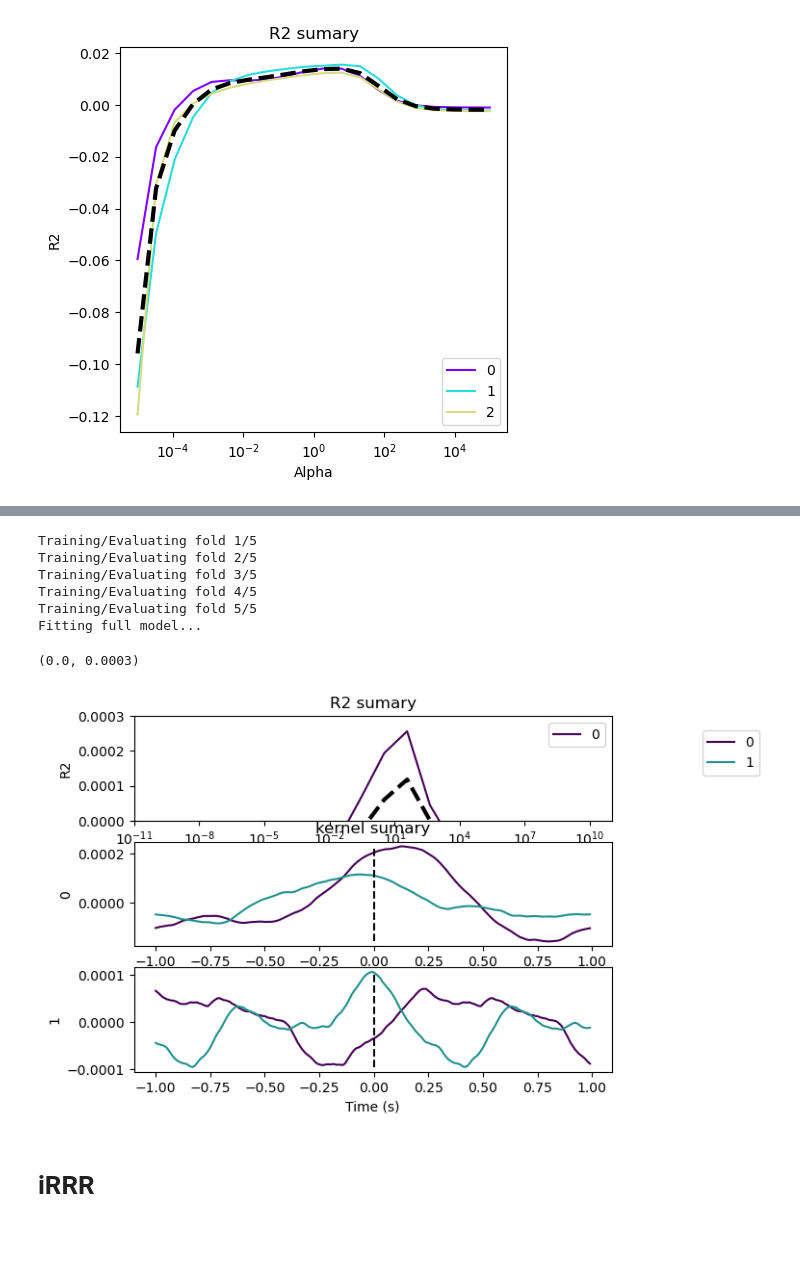
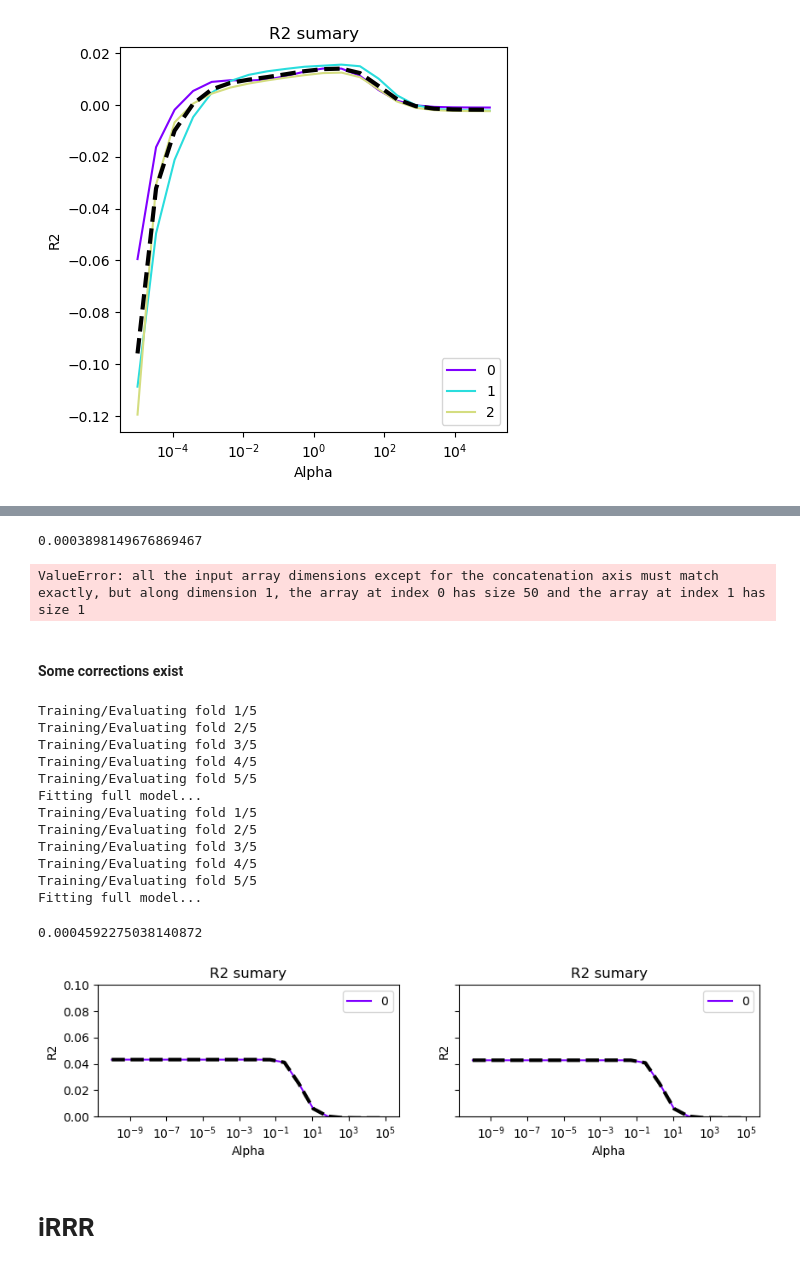
Before and after one commit to phg17/sPyEEG, a Jupyter notebook: demos/trf_forward_example.ipynb, the cells around one changed output, grey strips where cells are left out. Cells and saved outputs as stored; diff of their text form; code cells hidden in the pictures; blank space fills up the shorter version.

```diff
--- a/demos/trf_forward_example.ipynb
+++ b/demos/trf_forward_example.ipynb
@@ -298,0 +444,17 @@ ax[0].set_xlim([0,10])
+# %%
+from spyeeg.feat import permut_discrete
+
+fs = 100
+n_feat = 1
+n_channels = 50
+T = 600
+time_array, X, Y, events, impulse_responses = simulate_channels(n_feat = n_feat, n_channels = n_channels, fs = fs, T = T,
+                                                              stim_type = 'discrete', n_pulse = T * 10,
+                                                              impulse_freqs = [2,20], decreasing_rates = [20,25], delays = [0.03,0.05],
+                                                              compression_factor = 1,
+                                                              noise_level = 0.5, beta_noise = 0.4, #0 = white, 1 = pink, 2 = red
+                                                              random_seed = 10, scale_data = True)
+random_peaks1 = permut_discrete(X)
+random_peaks2 = permut_discrete(X)
+X_noise1 = np.hstack([X, random_peaks])
+X_noise = scale(X_noise)
@@ -299,28 +482,47 @@ ax[0].set_xlim([0,10])
+# %%
+'''
+fig, ax = plt.subplots(1,2, sharex = True, figsize = (10,2), sharey = True)
+trf.plot_score(figax = (fig, ax[0]))
+trf_noise.plot_score(figax = (fig, ax[1]))
+ax[0].set_ylim([0,0.1])
+'''
+print(scores - scores_noise)
+plt.boxplot(scale(np.vstack([scores_short, scores_noise]).T,axis=1))
+# %% [output]
+0.0003898149676869467
+ValueError: all the input array dimensions except for the concatenation axis must match exactly, but along dimension 1, the array at index 0 has size 50 and the array at index 1 has size 1
+# %% [markdown]
+#### Some corrections exist
 # %%
-tmin = -1
-tmax = 1
-trf = models.TRF.TRFEstimator(tmin=tmin, tmax=tmax, srate = fs, alpha = [0] + np.logspace(-10,10,20))
+tmin, tmax = 0,0.3
+
+trf = models.TRF.TRFEstimator(tmin=tmin, tmax=tmax, srate = fs, alpha = [0] + np.logspace(-10,5,20))
+scores = trf.xval_eval(X, Y, scoring = 'adj_R2').mean(0).max()
+
+trf_noise = models.TRF.TRFEstimator(tmin=tmin, tmax=tmax, srate = fs, alpha = [0] + np.logspace(-10,5,20))
+scores_noise = trf_noise.xval_eval(X_noise, Y, scoring = 'adj_R2').mean(0).max()
+# %% [output]
+Training/Evaluating fold 1/5
+Training/Evaluating fold 2/5
+Training/Evaluating fold 3/5
+Training/Evaluating fold 4/5
+Training/Evaluating fold 5/5
+Fitting full model...
+Training/Evaluating fold 1/5
+Training/Evaluating fold 2/5
+Training/Evaluating fold 3/5
+Training/Evaluating fold 4/5
+Training/Evaluating fold 5/5
+Fitting full model...
-# %%
-X = scale(np.hstack([stimuli_pos, stimuli_neg]))
-Y = scale(electrophysiological_data)
-
-scores = trf.xval_eval(X, Y, scoring = 'R2')
-# %% [output]
-Training/Evaluating fold 1/5
-Training/Evaluating fold 2/5
-Training/Evaluating fold 3/5
-Training/Evaluating fold 4/5
-Training/Evaluating fold 5/5
-Fitting full model...
 # %%
-fig, ax = plt.subplots(3)
-
-trf.plot_score(figax = (fig, ax[0]),minR2 = 0, color_type = 'viridis')
-trf.plot_kernel(figax = (fig, ax[1:]), color_type = 'viridis')
-ax[0].set_ylim(0,0.0003)
+fig, ax = plt.subplots(1,2, sharex = True, figsize = (10,2), sharey = True)
+trf.plot_score(figax = (fig, ax[0]))
+trf_noise.plot_score(figax = (fig, ax[1]))
+ax[0].set_ylim([0,0.1])
+print(scores - scores_noise)
 # %% [output]
-(0.0, 0.0003)
+0.0004592275038140872
-[figure, old version]
+[figure, new version]
 # %% [markdown]
 # iRRR
 # %%
```
Also changed, not shown: parts of 64 cells of this notebook, 5 other files.
